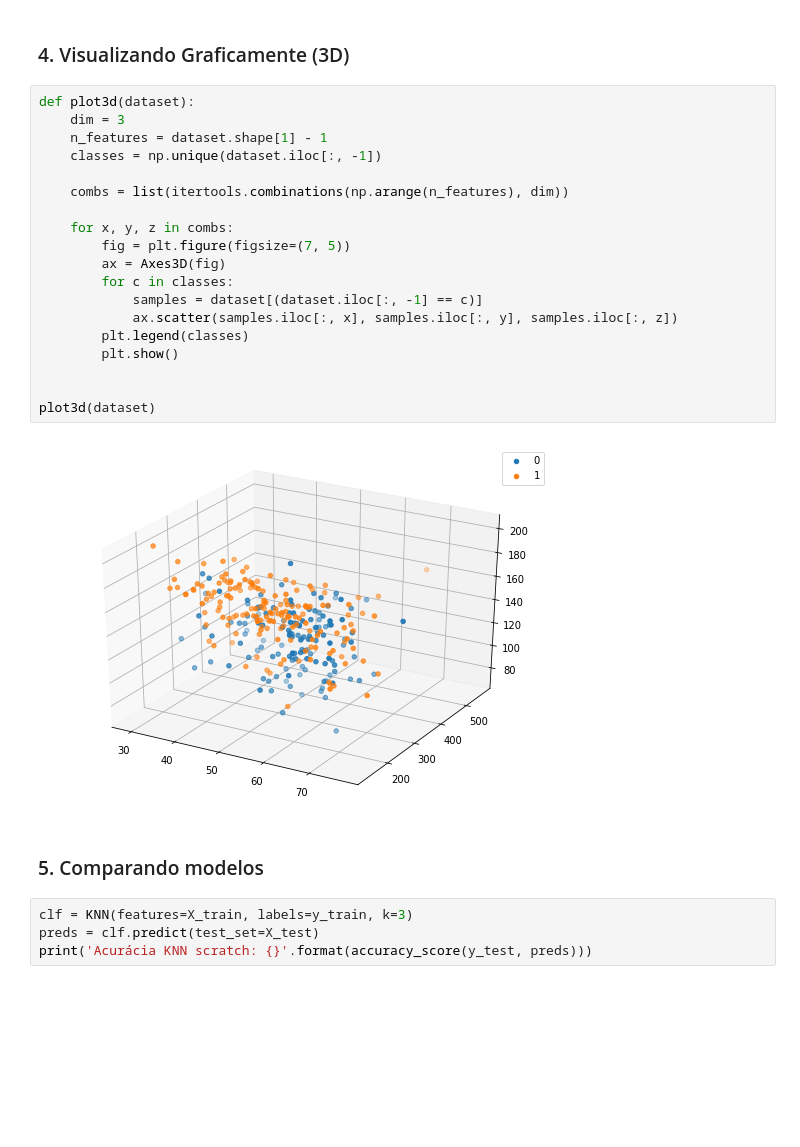
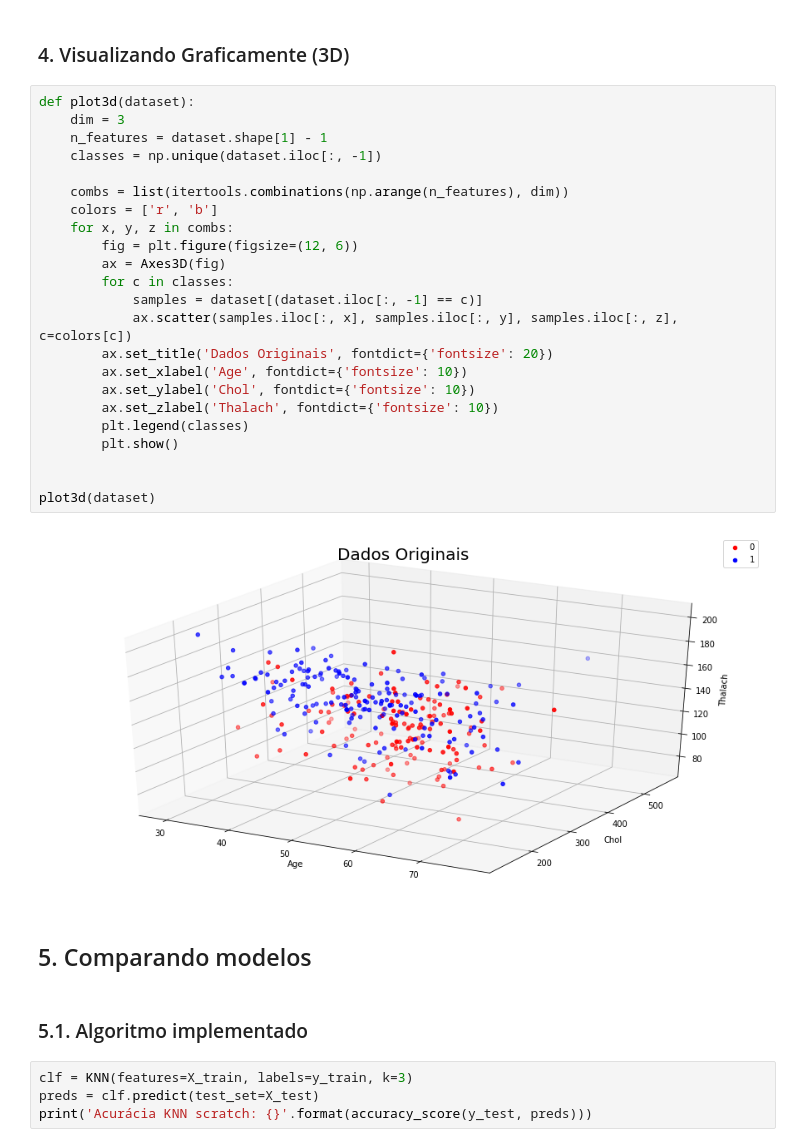
Before and after one commit to matheusjerico/knn-scratch, a Jupyter notebook: KnnClassifierScratch.ipynb, the cells around one changed output. Saved outputs shown, nothing was run; the diff lists cells and outputs as text; blank space fills up the shorter version.

```diff
--- a/KnnClassifierScratch.ipynb
+++ b/KnnClassifierScratch.ipynb
@@ -91,26 +95,32 @@ X_train, X_test, y_train, y_test = train_test_split(dataset, test_size=0.3, rand
 # %%
 def plot3d(dataset):
     dim = 3
     n_features = dataset.shape[1] - 1
     classes = np.unique(dataset.iloc[:, -1])
 
     combs = list(itertools.combinations(np.arange(n_features), dim))
-
+    colors = ['r', 'b']
     for x, y, z in combs:
-        fig = plt.figure(figsize=(7, 5))
+        fig = plt.figure(figsize=(12, 6))
         ax = Axes3D(fig)
         for c in classes:
             samples = dataset[(dataset.iloc[:, -1] == c)]
-            ax.scatter(samples.iloc[:, x], samples.iloc[:, y], samples.iloc[:, z])
+            ax.scatter(samples.iloc[:, x], samples.iloc[:, y], samples.iloc[:, z], c=colors[c])
+        ax.set_title('Dados Originais', fontdict={'fontsize': 20})
+        ax.set_xlabel('Age', fontdict={'fontsize': 10})
+        ax.set_ylabel('Chol', fontdict={'fontsize': 10})
+        ax.set_zlabel('Thalach', fontdict={'fontsize': 10})
         plt.legend(classes)
         plt.show()
 
 
 plot3d(dataset)
 # %% [output]
-[figure, old version]
+[figure, new version]
 # %% [markdown]
-### 5. Comparando modelos
+## 5. Comparando modelos
+# %% [markdown]
+### 5.1. Algoritmo implementado
 # %%
 clf = KNN(features=X_train, labels=y_train, k=3)
 preds = clf.predict(test_set=X_test)
```
Also changed, not shown: parts of 9 cells of this notebook, 1 other file.
